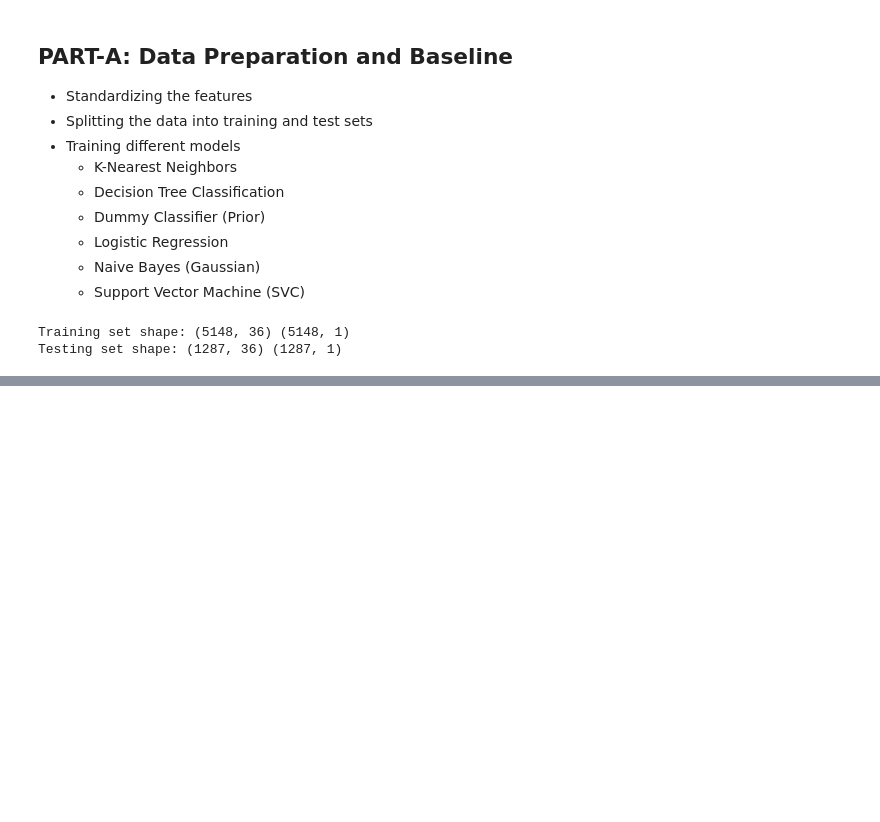
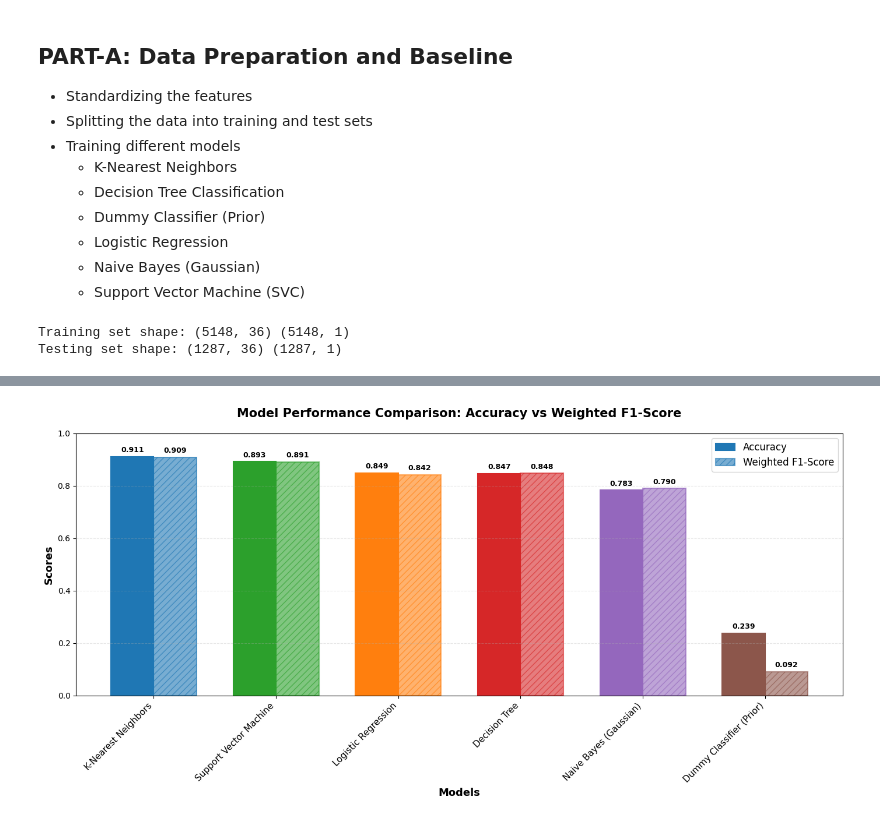
Before and after one commit to ha-rish-23/assignment-7-ha-rish-23, a Jupyter notebook: solution.ipynb, the cells around one changed output, grey strips where cells are left out. Cells and saved outputs as stored; diff of their text form; code cells hidden in the pictures; blank space fills up the shorter version.

```diff
--- a/solution.ipynb
+++ b/solution.ipynb
@@ -122,0 +195,48 @@ SVC(probability=True, random_state=42)
+# %%
+# Visualize model performance with grouped bars
+import numpy as np
+
+fig, ax = plt.subplots(figsize=(14, 7))
+
+# Set up data
+models_list = results_df['Model'].tolist()
+accuracy_vals = results_df['Accuracy'].tolist()
+f1_vals = results_df['Weighted F1-Score'].tolist()
+
+# Set positions and width
+x = np.arange(len(models_list))
+width = 0.35
+
+# Define colors and patterns for each model
+colors = ['#1f77b4', '#2ca02c', '#ff7f0e', '#d62728', '#9467bd', '#8c564b']
+edgecolors = ['#1f77b4', '#2ca02c', '#ff7f0e', '#d62728', '#9467bd', '#8c564b']
+
+# Create grouped bars
+bars1 = ax.bar(x - width/2, accuracy_vals, width, label='Accuracy',
+               color=colors, edgecolor=edgecolors, linewidth=1.5)
+bars2 = ax.bar(x + width/2, f1_vals, width, label='Weighted F1-Score',
+               color=colors, alpha=0.6, hatch='///', edgecolor=edgecolors, linewidth=1.5)
+
+# Customize the plot
+ax.set_xlabel('Models', fontsize=13, fontweight='bold')
+ax.set_ylabel('Scores', fontsize=13, fontweight='bold')
+ax.set_title('Model Performance Comparison: Accuracy vs Weighted F1-Score',
+             fontsize=15, fontweight='bold', pad=20)
+ax.set_xticks(x)
+ax.set_xticklabels(models_list, rotation=45, ha='right', fontsize=11)
+ax.set_ylim([0, 1.0])
+ax.legend(fontsize=12, loc='upper right')
+ax.grid(axis='y', alpha=0.3, linestyle='--')
+
+# Add value labels on bars
+for bars in [bars1, bars2]:
+    for bar in bars:
+        height = bar.get_height()
+        ax.text(bar.get_x() + bar.get_width()/2., height + 0.01,
+                f'{height:.3f}',
+                ha='center', va='bottom', fontsize=9, fontweight='bold')
+
+plt.tight_layout()
+plt.show()
+# %% [output]
+[figure, added]
```
Also changed, not shown: parts of 8 cells of this notebook.
